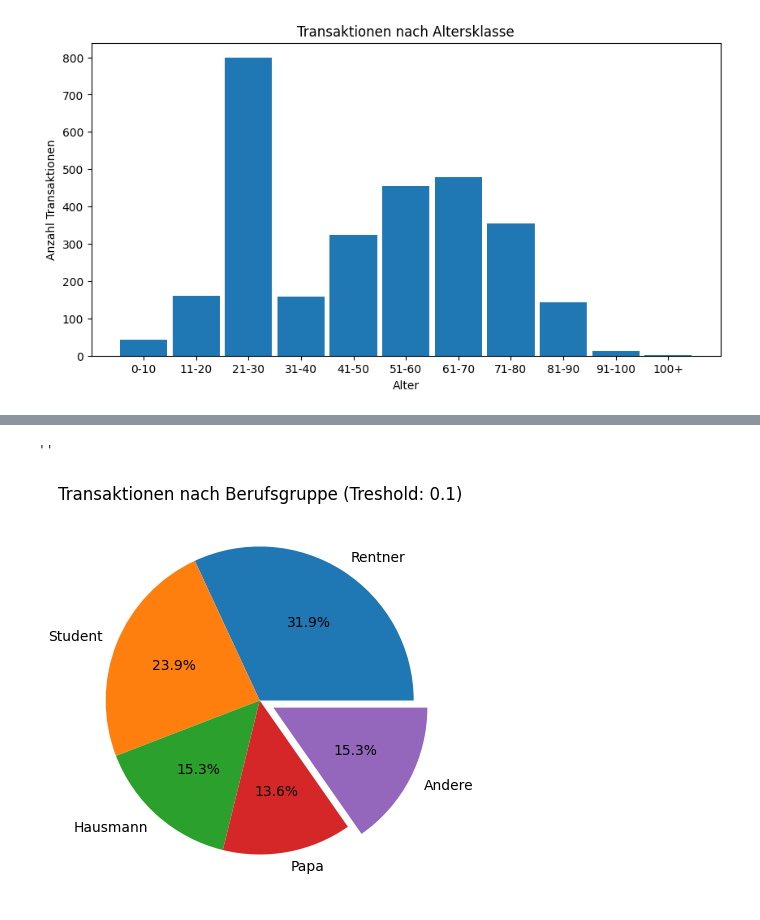
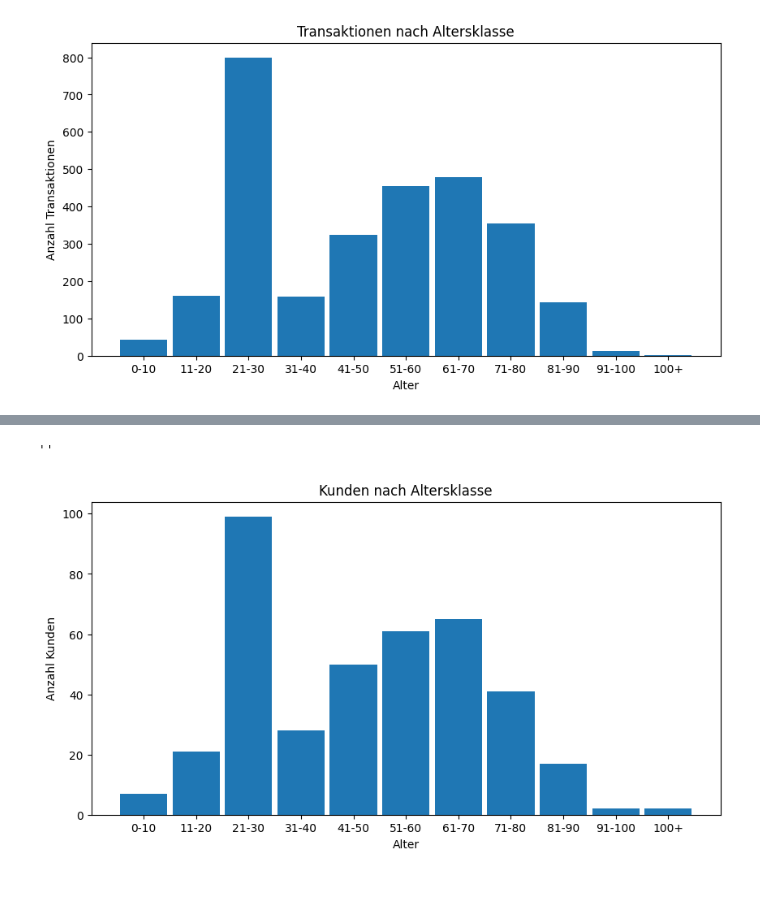
Before and after one commit to xTerradon/DHBW_DataScience, a Jupyter notebook: main.ipynb, the cells around one changed output, grey strips where cells are left out. Cells and saved outputs as stored; diff of their text form; code cells hidden in the pictures; blank space fills up the shorter version.

```diff
--- a/main.ipynb
+++ b/main.ipynb
@@ -179,8 +163,11 @@ dtype: float64
-# %%
-plt.figure(figsize=(10,5))
-plt.title(f"Transaktionen nach Berufsgruppe (Treshold: {transactions_by_profession_treshhold})")
-plt.pie(transactions_by_profession, labels=transactions_by_profession.index, autopct='%1.1f%%', explode=[0]*(len(transactions_by_profession)-1) + [0.1])
-""
-# %% [output]
-''
-[figure, removed]
+# %%
+plt.figure(figsize=(10,5))
+plt.title("Kunden nach Altersklasse")
+plt.xlabel("Alter")
+plt.ylabel("Anzahl Kunden")
+plt.hist(kundendaten_cleaned["Alter"], bins=[0,10,20,30,40,50,60,70,80,90,100,110], rwidth=0.9)
+plt.xticks([5,15,25,35,45,55,65,75,85,95,105],["0-10","11-20","21-30","31-40","41-50","51-60","61-70","71-80","81-90","91-100","100+"])
+""
+# %% [output]
+''
+[figure, added]
```
Also changed, not shown: parts of 8 cells of this notebook.
